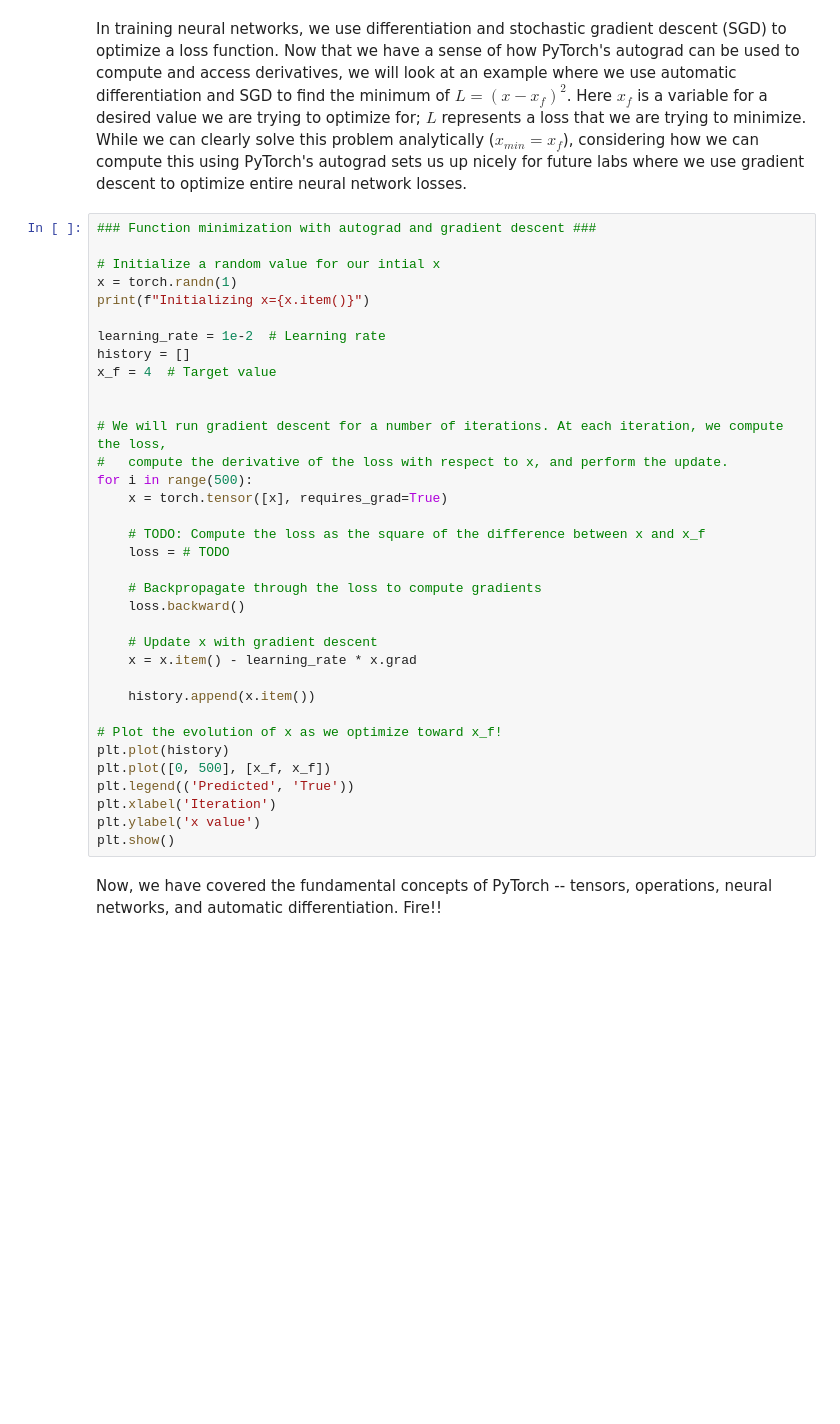
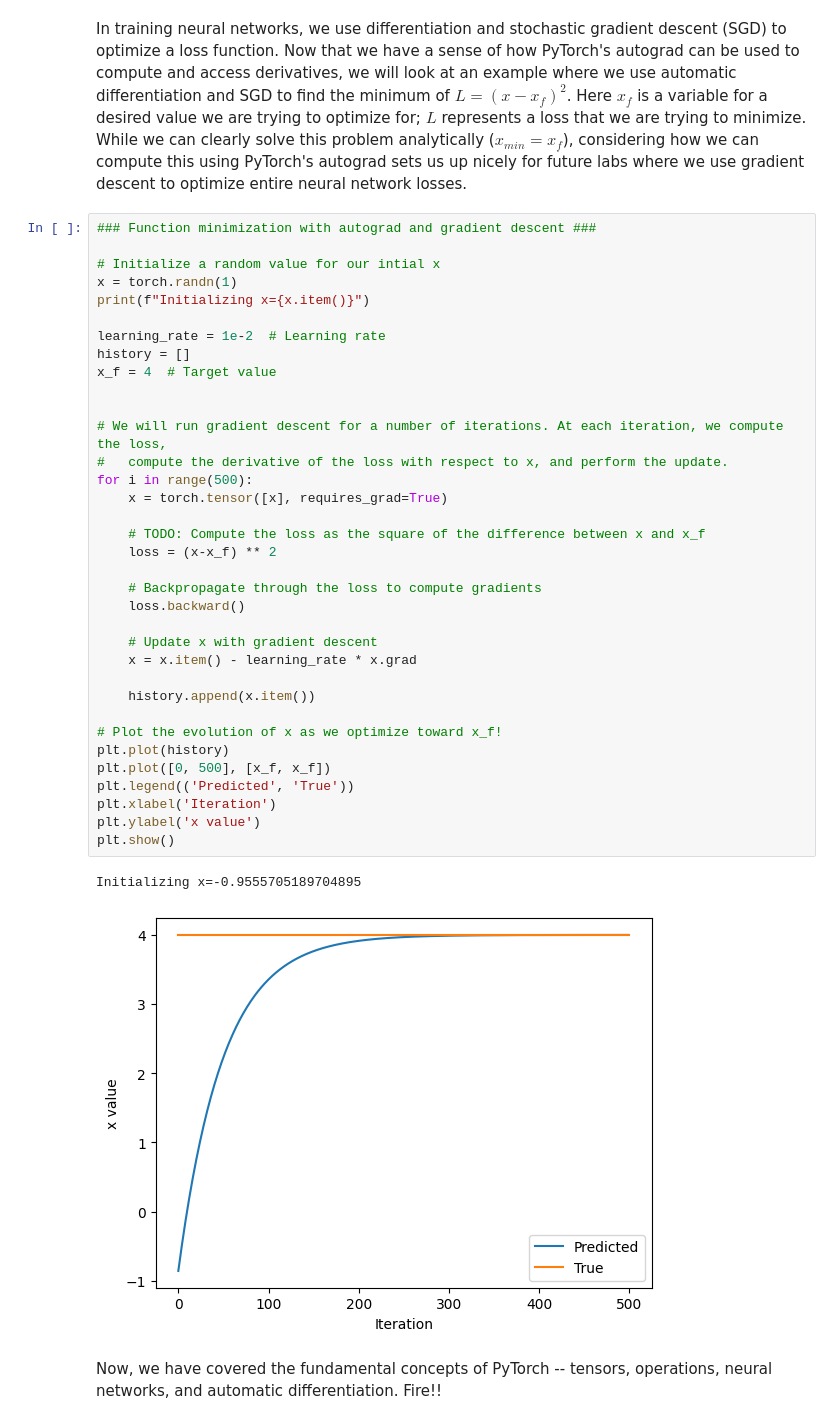
Before and after one commit to grnsingh/deep_learning_labs, a Jupyter notebook: lab1/PT_Part1_Intro.ipynb, the cells around one changed output. Saved outputs shown, nothing was run; the diff lists cells and outputs as text; blank space fills up the shorter version.

```diff
--- a/lab1/PT_Part1_Intro.ipynb
+++ b/lab1/PT_Part1_Intro.ipynb
@@ -345,33 +368,36 @@ In training neural networks, we use differentiation and stochastic gradient desc
 x = torch.randn(1)
 print(f"Initializing x={x.item()}")
 
 learning_rate = 1e-2  # Learning rate
 history = []
 x_f = 4  # Target value
 
 
 # We will run gradient descent for a number of iterations. At each iteration, we compute the loss,
 #   compute the derivative of the loss with respect to x, and perform the update.
 for i in range(500):
     x = torch.tensor([x], requires_grad=True)
 
     # TODO: Compute the loss as the square of the difference between x and x_f
-    loss = # TODO
+    loss = (x-x_f) ** 2
 
     # Backpropagate through the loss to compute gradients
     loss.backward()
 
     # Update x with gradient descent
     x = x.item() - learning_rate * x.grad
 
     history.append(x.item())
 
 # Plot the evolution of x as we optimize toward x_f!
 plt.plot(history)
 plt.plot([0, 500], [x_f, x_f])
 plt.legend(('Predicted', 'True'))
 plt.xlabel('Iteration')
 plt.ylabel('x value')
 plt.show()
+# %% [output]
+Initializing x=-0.9555705189704895
+[figure, added]
 # %% [markdown]
 Now, we have covered the fundamental concepts of PyTorch -- tensors, operations, neural networks, and automatic differentiation. Fire!!
```
Also changed, not shown: parts of 12 cells of this notebook.
